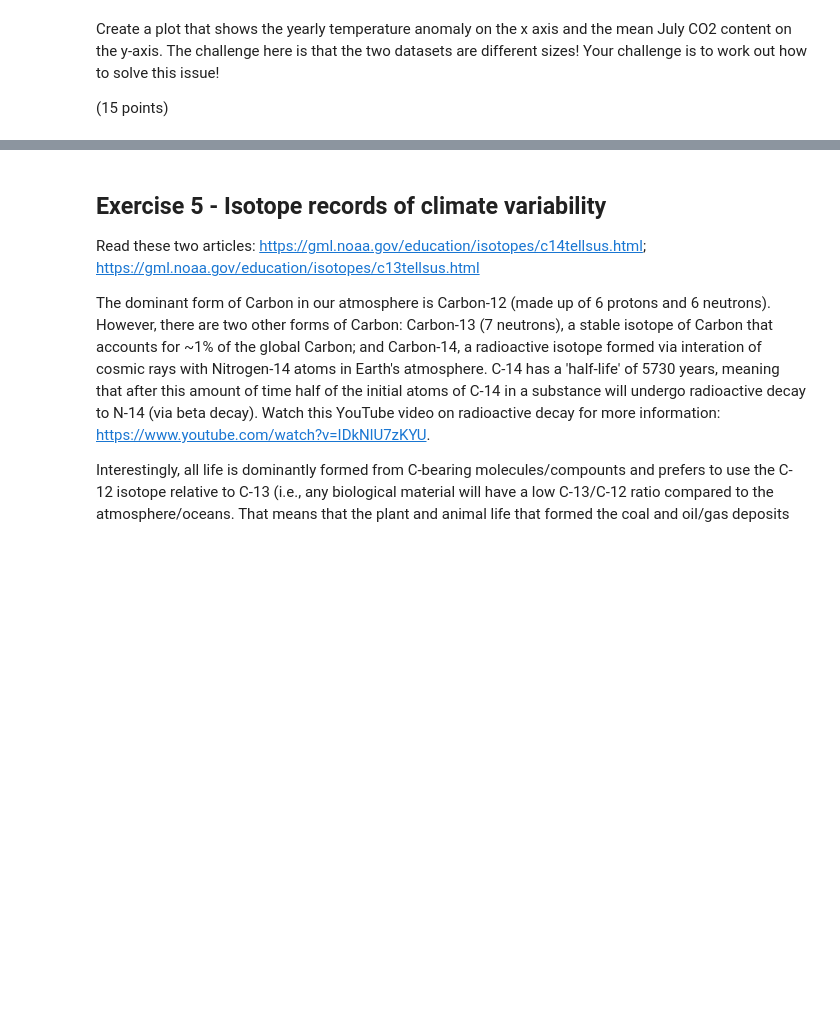
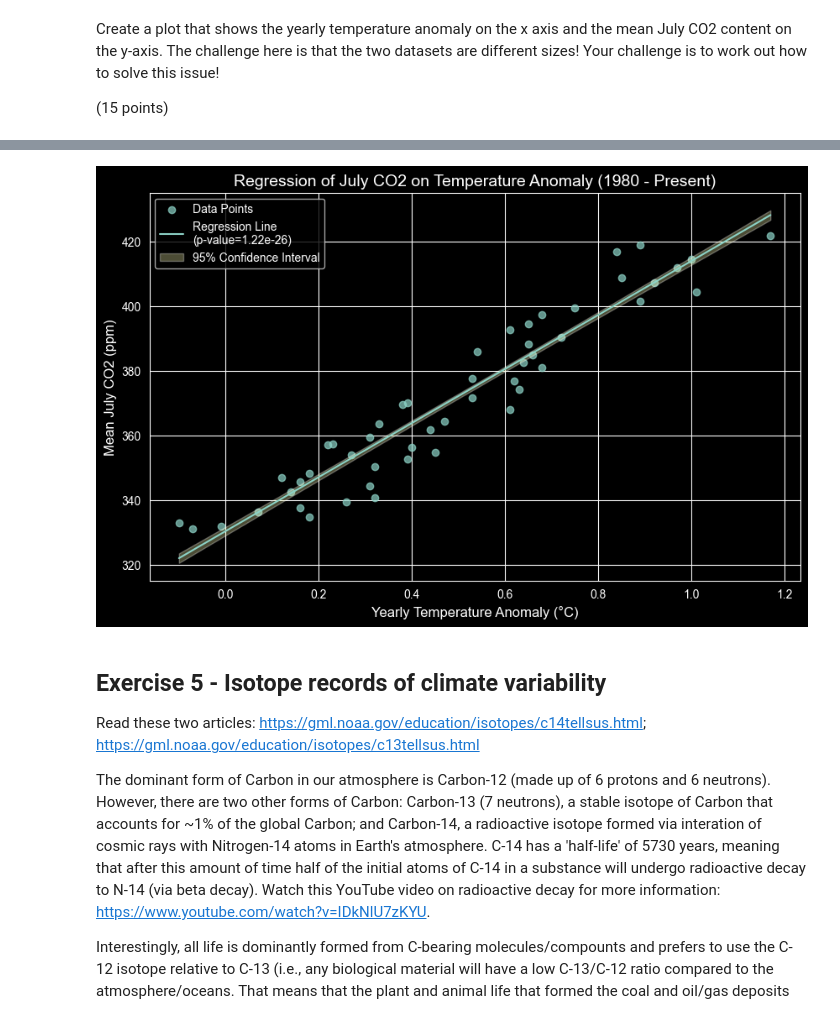
Before and after one commit to ItsukiKigoshi/EPS88_Gleeson, a Jupyter notebook: Week 3 - Pandas and CO2 records.ipynb, the cells around one changed output, grey strips where cells are left out. Drawn from its saved outputs; the diff is of its cells as text; code cells hidden in the pictures; blank space fills up the shorter version.

```diff
--- a/Week 3 - Pandas and CO2 records.ipynb
+++ b/Week 3 - Pandas and CO2 records.ipynb
@@ -275,39 +460,41 @@ import seaborn as sns
 from scipy.stats import linregress
 
 # Data Preparation (assuming temp_filtered and july_co2_mean are defined)
-x = temp_filtered['Yearly Average'].values
-y = july_co2_mean
+x = df_merged_temp_co2['Yearly Average'].values
+y = df_merged_temp_co2['CO2'].values
 
 # Linear Regression
 slope, intercept, r_value, p_value, std_err = linregress(x, y)
-x_new = np.linspace(np.nanmin(temp_filtered['Yearly Average']), np.nanmax(temp_filtered['Yearly Average']), 101)
+x_new = np.linspace(np.nanmin(df_merged_temp_co2['Yearly Average']), np.nanmax(df_merged_temp_co2['Yearly Average']), 101)
 y_pred = slope * x_new + intercept
 
 # Confidence Intervals
 n = len(x_new)
 t_val = 1.96  # Approx. for 95% confidence
 y_err = t_val * std_err * np.sqrt(1/n + ((x_new - np.mean(x_new))**2) / np.sum((x_new - np.mean(x_new))**2))
 y_lower = y_pred - y_err
 y_upper = y_pred + y_err
 
 # Plotting
 plt.figure(figsize=(10, 6))
 
 # Scatter plot
-plt.scatter(x, y, color='black', label='Data Points', alpha=0.7)
+plt.scatter(x, y, label='Data Points', alpha=0.7)
 
 # Regression line
-plt.plot(x_new, y_pred, color='red', label=f'Regression Line\n(p-value={p_value:.2e})')
+plt.plot(x_new, y_pred, label=f'Regression Line\n(p-value={p_value:.2e})')
 
 # Confidence intervals
-plt.fill_between(x_new, y_lower, y_upper, color='gray', alpha=0.3, label='95% Confidence Interval')
+plt.fill_between(x_new, y_lower, y_upper,alpha=0.3, label='95% Confidence Interval')
 
 # Labels and Title
 plt.xlabel('Yearly Temperature Anomaly (°C)', fontsize=12)
 plt.ylabel('Mean July CO2 (ppm)', fontsize=12)
 plt.title('Regression of July CO2 on Temperature Anomaly (1980 - Present)', fontsize=14)
 plt.legend()
 plt.show()
+# %% [output]
+[figure, added]
 # %% [markdown]
 ## Exercise 5 - Isotope records of climate variability
 
```
Also changed, not shown: parts of 29 cells of this notebook.
